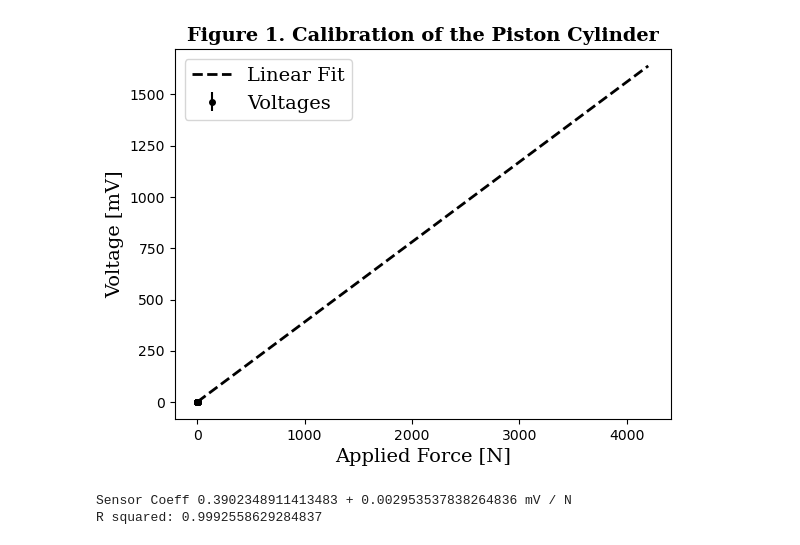
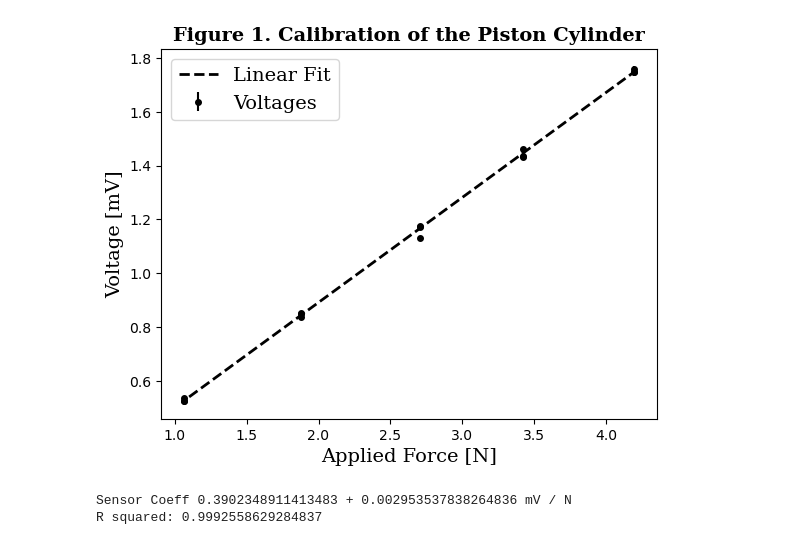
Before and after one commit to lsculv/ECH145A-Lab1, a Jupyter notebook: lab2.ipynb, the cells around one changed output. Cells and saved outputs as stored; diff of their text form; code cells hidden in the pictures.

```diff
--- a/lab2.ipynb
+++ b/lab2.ipynb
@@ -31,7 +31,7 @@ cm5 = [
 ]
 
 # Load data
-data = [
+data_cal = [
     np.loadtxt(cm1[0], delimiter=",", skiprows=7, usecols=[2]),
     np.loadtxt(cm1[1], delimiter=",", skiprows=7, usecols=[2]),
     np.loadtxt(cm1[2], delimiter=",", skiprows=7, usecols=[2]),
@@ -74,36 +74,36 @@ forces = (
         ]
     )
     * (1 / 1000)
     * 9.81
 )
 
 # Finding average and standard deviation for each trial
-points = np.array([data[i][2300:].mean() for i in range(len(data))])
-errors = np.array([(data[i][2300:].std() * 2) for i in range(len(data))])
+points = np.array([data_cal[i][2300:].mean() for i in range(len(data_cal))])
+errors = np.array([(data_cal[i][2300:].std() * 2) for i in range(len(data_cal))])
 
 # Linear regression
 slope, intercept, rvalue, _, stderr = scipy.stats.linregress(forces, points)
-force = np.linspace(1.1, 4200, 1000)
+force = np.linspace(1.1, 4.2, 1000)
 curve_fit = slope * force + intercept
 
 
 # Plotting
 font = dict(family="serif", size=14)
 title = dict(family="serif", size=14, weight="bold")
 marker = dict(color="black", linestyle="none", marker=".", markersize=8)
 line = dict(color="black", linestyle="--", linewidth=2)
 
 plt.errorbar(forces, points, errors, label="Voltages", **marker)
 plt.plot(force, curve_fit, label="Linear Fit", **line)
 plt.xlabel("Applied Force [N]", **font)
 plt.ylabel("Voltage [mV]", **font)
 plt.title("Figure 1. Calibration of the Piston Cylinder", **title)
 plt.legend(prop=font)
 plt.show()
 
 print(f"Sensor Coeff {slope} + {stderr} mV / N")
 print(f"R squared: {rvalue ** 2}")
 # %% [output]
-[figure, old version]
+[figure, new version]
 Sensor Coeff 0.3902348911413483 + 0.002953537838264836 mV / N
 R squared: 0.9992558629284837
```
Also changed, not shown: parts of 1 cell of this notebook.
